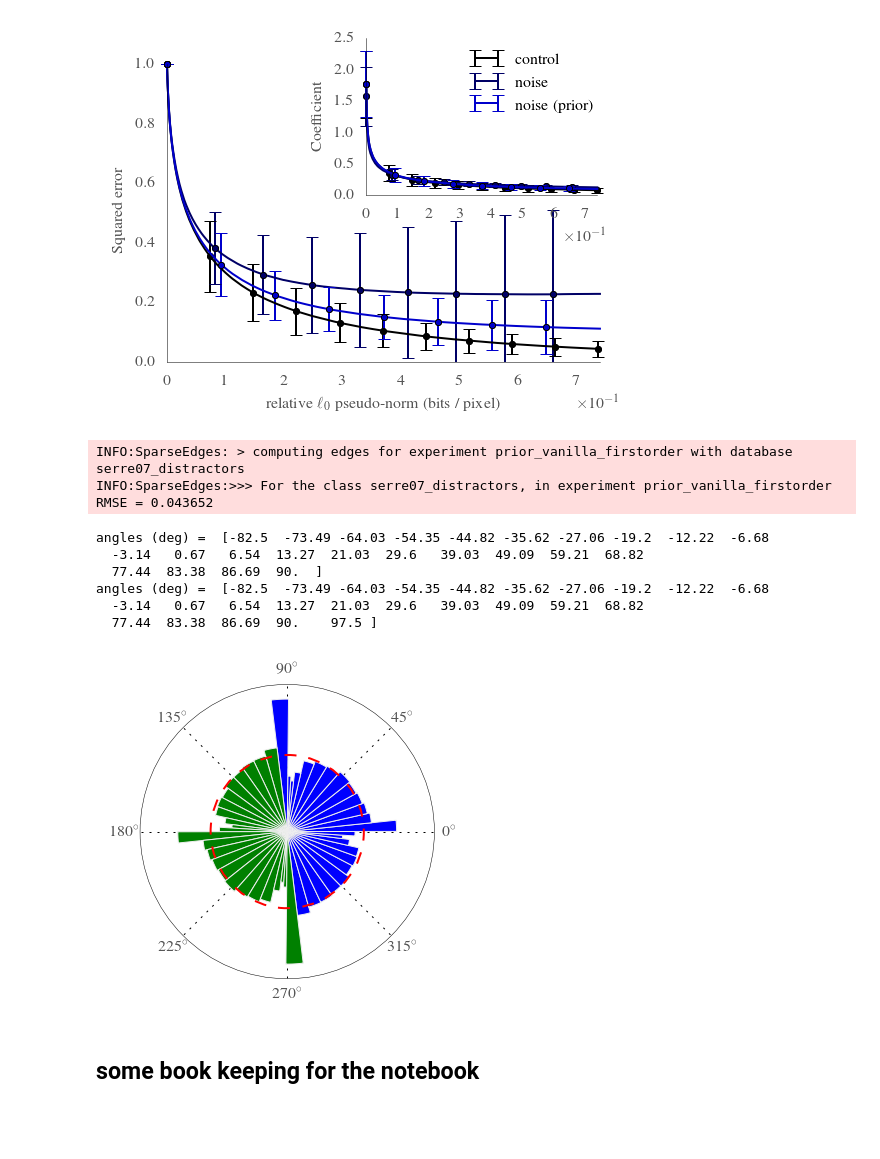
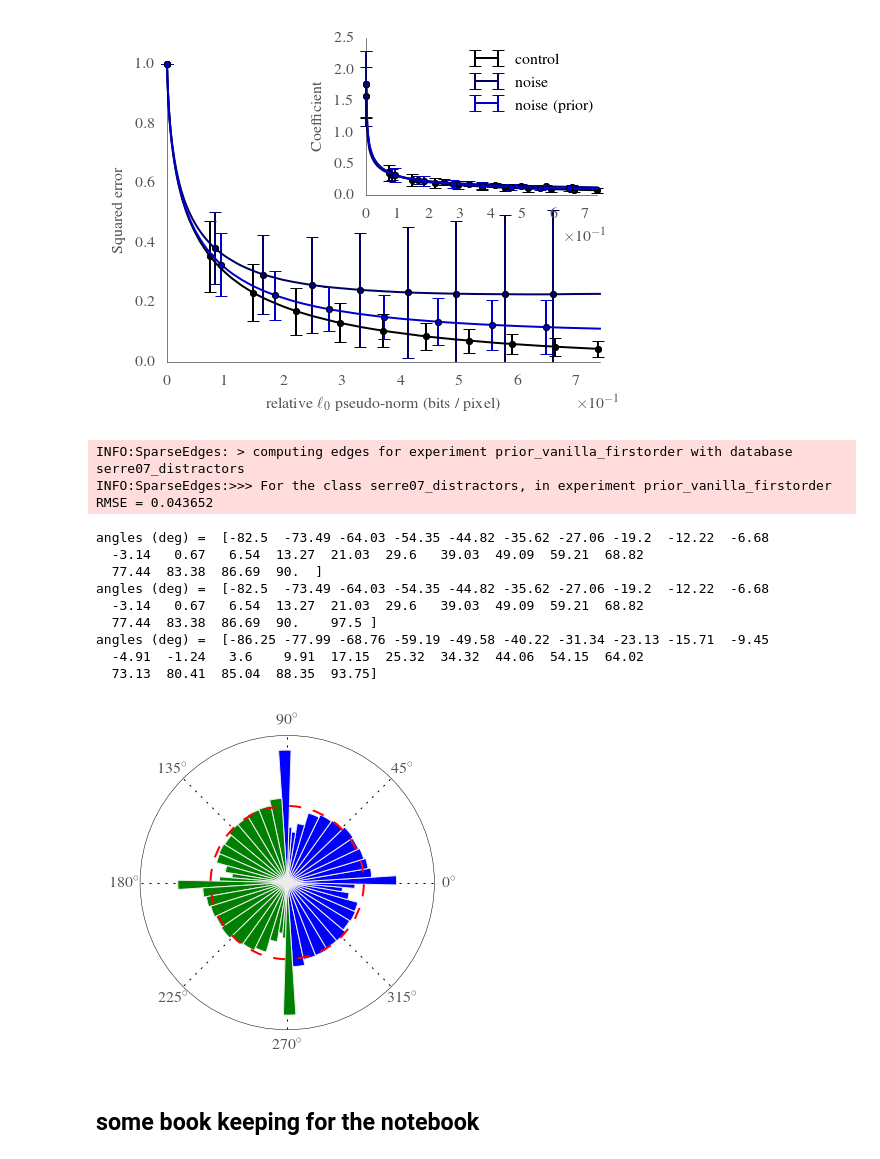
Before and after one commit to bicv/SparseEdges, a Jupyter notebook: firstorder_prior.ipynb, the cells around one changed output. Drawn from its saved outputs; the diff is of its cells as text; code cells hidden in the pictures; blank space fills up the shorter version.

```diff
--- a/firstorder_prior.ipynb
+++ b/firstorder_prior.ipynb
@@ -197,11 +196,10 @@ from LogGabor import LogGabor
 from SparseEdges import SparseEdges
 
 pe = ParameterSet('default_param.py')
+pe.seed = 42 # this ensures that all image lists are the same for the different experiments
 im = Image(pe)
 lg = LogGabor(im)
 mp = SparseEdges(lg)
-
-pe.seed = 42 # this ensures that all image lists are the same for the different experiments
 
 for name_database in ['serre07_distractors']:#, 'laboratory']:
     # control experiment
@@ -215,7 +213,7 @@ for name_database in ['serre07_distractors']:#, 'laboratory']:
         z = np.linspace(1./pe.n_theta, 1., pe.n_theta)
         P = np.cumsum(v_hist)
         theta_prior = np.interp(z, P, v_theta_middles)
-        mp.theta = (theta_prior) % (np.pi)
+        mp.theta = (theta_prior) #% (np.pi)
 
         imageslist, edgeslist, RMSE =  mp.process(exp='prior_vanilla_firstorder', name_database=name_database)
         imageslist, edgeslist, RMSE = mp.process(exp='prior_vanilla_firstorder_noise', name_database=name_database, noise=pe.noise)
@@ -269,36 +267,42 @@ if mp.pe.edge_mask:
     x , y = edgeslist[0, ...].ravel().real, edgeslist[1, ...].ravel().real
     mask = ((x/mp.N_X -.5)**2+(y/mp.N_Y -.5)**2) < .5**2
     theta = theta[mask]
     value = value[mask]
 
 weights = np.absolute(value)/(np.absolute(value)).sum()
 
 print 'angles (deg) = ',  np.hstack((theta_prior, theta_prior[0]+np.pi))*180/np.pi
-theta_bin = np.linspace(- np.pi/2  + np.pi/mp.pe.N_Dtheta/2, np.pi/2  + np.pi/mp.pe.N_Dtheta/2, 48)
-theta_bin = np.hstack((theta_prior, theta_prior[0]+np.pi)) - np.pi/320#mp.pe.N_Dtheta/2
+#theta_bin = np.linspace(- np.pi/2  + np.pi/mp.pe.N_Dtheta/2, np.pi/2  + np.pi/mp.pe.N_Dtheta/2, 48)
+#theta_bin = np.hstack((theta_prior, theta_prior[0]+np.pi)) - np.pi/320#mp.pe.N_Dtheta/2
+theta_bin = .5 * ( np.hstack((theta_prior[-1]-np.pi, theta_prior)) +
+                  np.hstack((theta_prior, theta_prior[0]+np.pi)) )
+print 'angles (deg) = ',  theta_bin*180/np.pi
 v_hist, v_theta_edges_ = np.histogram(theta, bins=theta_bin, density=False, weights=weights)
 
 #plotting
 fig = plt.figure(figsize=(fig_width/1.618, fig_width/1.618))
 ax = fig.add_subplot(111, axisbg='w', polar=True)
 #fig, ax = mp.histedges_theta(edgeslist, fig=fig, a=ax)
 #v_hist, v_theta_edges = mp.histedges_theta(edgeslist, display=False)
 ax.bar(theta_bin[1:], v_hist, width=theta_bin[:-1] - theta_bin[1:], color='b')# edgecolor="none")
 ax.bar(theta_bin[1:]+np.pi, v_hist, width=theta_bin[:-1] - theta_bin[1:], color='g')
 ax.plot((v_theta_edges_[1:]+v_theta_edges_[:-1])/2, np.ones_like(v_hist)*v_hist.mean(), 'r--')
 ax.plot((v_theta_edges_[1:]+v_theta_edges_[:-1])/2+np.pi, np.ones_like(v_hist)*v_hist.mean(), 'r--')
 plt.setp(ax, yticks=[])
 for ext in FORMATS: fig.savefig(mp.pe.figpath + 'firstorder_A_bis.' + ext)
 # %% [output]
 INFO:SparseEdges: > computing edges for experiment prior_vanilla_firstorder with database serre07_distractors
 INFO:SparseEdges:>>> For the class serre07_distractors, in experiment prior_vanilla_firstorder RMSE = 0.043652
 angles (deg) =  [-82.5  -73.49 -64.03 -54.35 -44.82 -35.62 -27.06 -19.2  -12.22  -6.68
   -3.14   0.67   6.54  13.27  21.03  29.6   39.03  49.09  59.21  68.82
   77.44  83.38  86.69  90.  ]
 angles (deg) =  [-82.5  -73.49 -64.03 -54.35 -44.82 -35.62 -27.06 -19.2  -12.22  -6.68
   -3.14   0.67   6.54  13.27  21.03  29.6   39.03  49.09  59.21  68.82
   77.44  83.38  86.69  90.    97.5 ]
+angles (deg) =  [-86.25 -77.99 -68.76 -59.19 -49.58 -40.22 -31.34 -23.13 -15.71  -9.45
+  -4.91  -1.24   3.6    9.91  17.15  25.32  34.32  44.06  54.15  64.02
+  73.13  80.41  85.04  88.35  93.75]
-[figure, old version]
+[figure, new version]
 # %% [markdown]
 ## some book keeping for the notebook
 # %%
```
Also changed, not shown: parts of 1 cell of this notebook, 2 other files.
